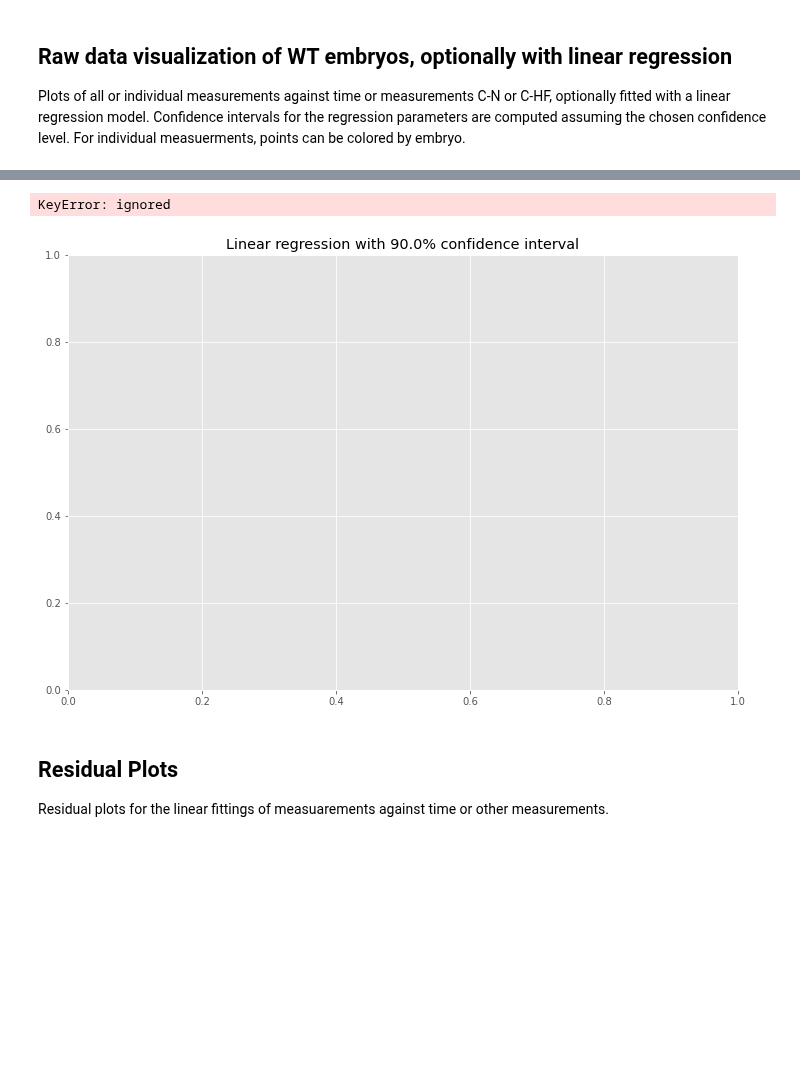
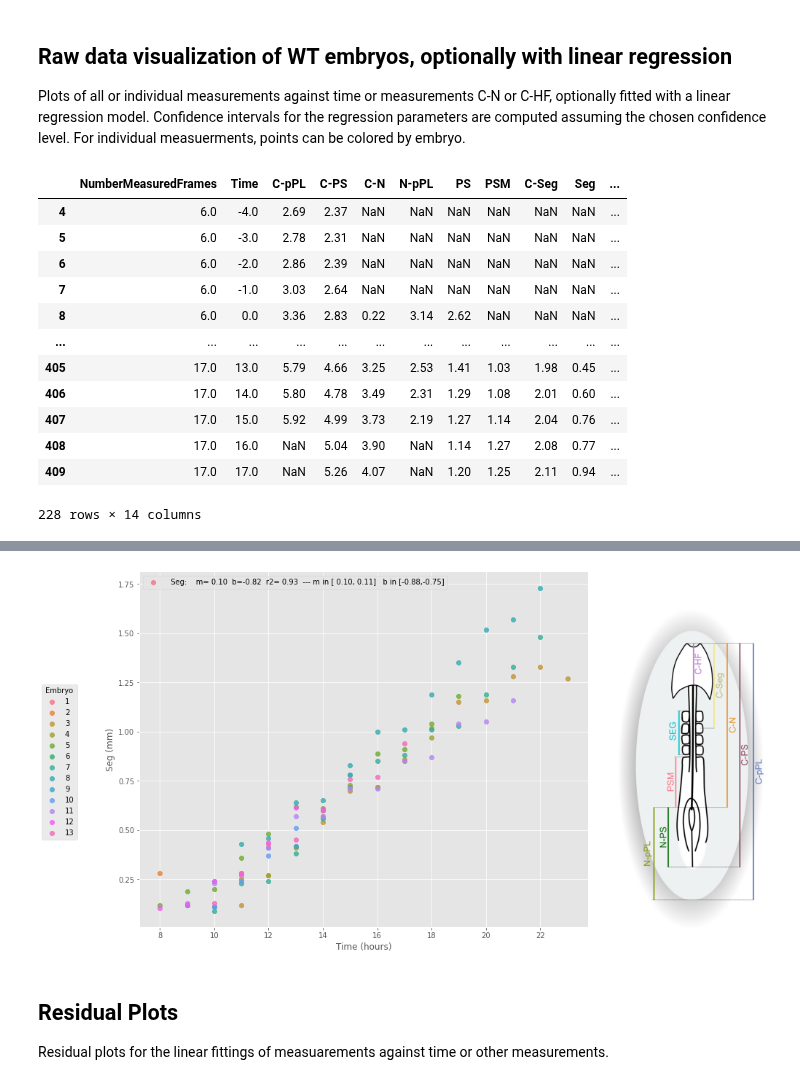
Before and after one commit to pjmartel/ChEEQ_tool, a Jupyter notebook: embryo_tool.ipynb, the cells around one changed output, grey strips where cells are left out. Cells and saved outputs as stored; diff of their text form; code cells hidden in the pictures; blank space fills up the shorter version.

```diff
--- a/embryo_tool.ipynb
+++ b/embryo_tool.ipynb
@@ -228,6 +228,22 @@ Experiments_ObservationsOverTim: After cleaning, the new data frame size is (30,
 # %% [markdown]
 ##  Raw data visualization of WT embryos, optionally with linear regression
 Plots of all or individual measurements against time or measurements C-N or C-HF, optionally fitted with a linear regression model. Confidence intervals for the regression parameters are computed assuming the chosen confidence level. For individual measuerments, points can be colored by embryo.
+# %%
+data_ref
+# %% [output]
+|  | NumberMeasuredFrames | Time | C-pPL | C-PS | C-N | N-pPL | PS | PSM | C-Seg | Seg | ... |
+| 4 | 6.0 | -4.0 | 2.69 | 2.37 | NaN | NaN | NaN | NaN | NaN | NaN | ... |
+| 5 | 6.0 | -3.0 | 2.78 | 2.31 | NaN | NaN | NaN | NaN | NaN | NaN | ... |
+| 6 | 6.0 | -2.0 | 2.86 | 2.39 | NaN | NaN | NaN | NaN | NaN | NaN | ... |
+| 7 | 6.0 | -1.0 | 3.03 | 2.64 | NaN | NaN | NaN | NaN | NaN | NaN | ... |
+| 8 | 6.0 | 0.0 | 3.36 | 2.83 | 0.22 | 3.14 | 2.62 | NaN | NaN | NaN | ... |
+| ... | ... | ... | ... | ... | ... | ... | ... | ... | ... | ... | ... |
+| 405 | 17.0 | 13.0 | 5.79 | 4.66 | 3.25 | 2.53 | 1.41 | 1.03 | 1.98 | 0.45 | ... |
+| 406 | 17.0 | 14.0 | 5.80 | 4.78 | 3.49 | 2.31 | 1.29 | 1.08 | 2.01 | 0.60 | ... |
+| 407 | 17.0 | 15.0 | 5.92 | 4.99 | 3.73 | 2.19 | 1.27 | 1.14 | 2.04 | 0.76 | ... |
+| 408 | 17.0 | 16.0 | NaN | 5.04 | 3.90 | NaN | 1.14 | 1.27 | 2.08 | 0.77 | ... |
+| 409 | 17.0 | 17.0 | NaN | 5.26 | 4.07 | NaN | 1.20 | 1.25 | 2.11 | 0.94 | ... |
+228 rows × 14 columns
 # %%
 #@title {run: "auto"}
 from matplotlib.font_manager import FontProperties
@@ -237,7 +253,7 @@ fontP.set_size('large')
 fig, ax = plt.subplots(figsize=(12,8))
 fig.set_facecolor("white")
 all_measures = ['C-pPL', 'C-PS', 'C-N', 'N-pPL', 'PS', 'PSM',
-               'C-Seg', 'SEG', 'C-HF']
+               'C-Seg', 'Seg', 'C-HF']
 export_button(fig,"linear_confidence.pdf")
 
 color_dict = {'C-pPL' : "#6e84bf",
@@ -247,13 +263,13 @@ color_dict = {'C-pPL' : "#6e84bf",
               'PS'    : "#2f8230",
               'PSM'   : "#fc7e90",
               'C-Seg' : "#efe79d",
-              'SEG'   : "#15c9d0",
+              'Seg'   : "#15c9d0",
               'C-HF'  : "#c381d3" }
 
 color_dict = { k : to_rgb(v) for k, v in color_dict.items()}
 
 x_measure = 'Time' #@param ['C-N','C-HF', 'Time']
-y_measure = 'SEG' #@param ['all', 'C-pPL', 'C-PS', 'C-N', 'N-pPL', 'PS', 'PSM', 'C-Seg', 'SEG', 'C-HF']
+y_measure = 'Seg' #@param ['all', 'C-pPL', 'C-PS', 'C-N', 'N-pPL', 'PS', 'PSM', 'C-Seg', 'Seg', 'C-HF']
 measures = all_measures if y_measure == 'all' else [y_measure]
 color_by_embryo = "Yes" #@param ['No', 'Yes']
 color_by_embryo = (color_by_embryo == "Yes") # and not y_measure == 'all')
@@ -300,35 +316,34 @@ for c in measures:
                ax=ax, x=x_measure,
                y=c,data=data_ref,
                label=label,
                fit_reg=fit_reg)
 
 
 #_ = ax.legend(bbox_to_anchor=(1,0.65))
 if y_measure == 'all':
   y_label = "All Measurements (mm)"
 else:
   y_label = y_measure + " (mm)"
 _ = ax.set_ylabel(y_label)
 if x_measure == 'Time':
   _ = ax.set_xlabel(ax.get_xlabel()+" (hours)")
 else:
   _ = ax.set_xlabel(ax.get_xlabel()+" (mm)")
 
 if fit_reg and not color_by_embryo :
 #if not color_by_embryo:
   x_offset = -0.5 if y_measure == 'all' else -0.2
 #  _ = ax.legend(bbox_to_anchor=(1.,0.5), loc=('center left'),prop=fontP)
   _ = ax.legend(bbox_to_anchor=(0.5, x_offset), loc=('lower center'),prop=fontP)
 
 # Add measurement image to axes
 im = plt.imread('measurements_color.png')
 newax = fig.add_axes([0.0, 0.12, 1.15, 0.76], anchor='E')
 newax.imshow(im)
 _ = newax.axis('off')
 # %% [output]
 [interactive output not drawn]
-KeyError: ignored
-[figure, old version]
+[figure, new version]
 # %% [markdown]
 ## Residual Plots
 Residual plots for the linear fittings of measuarements against time or other measurements.
```
Also changed, not shown: parts of 4 cells of this notebook.
